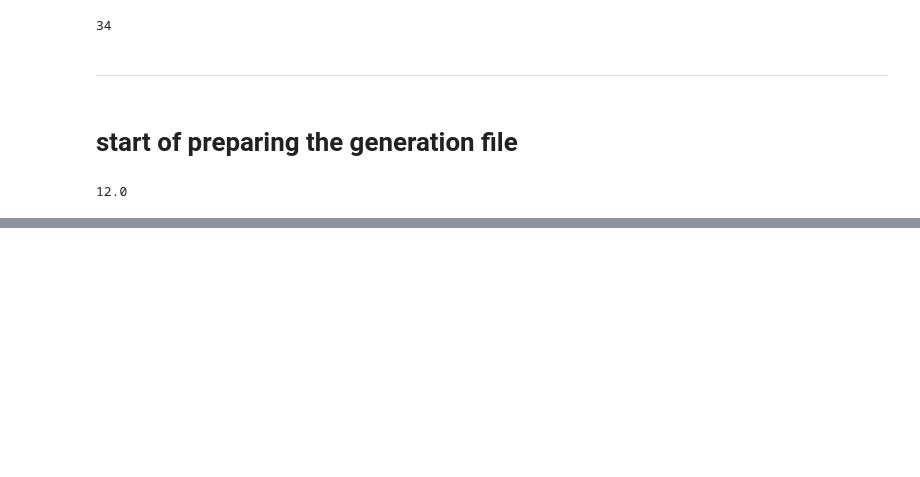
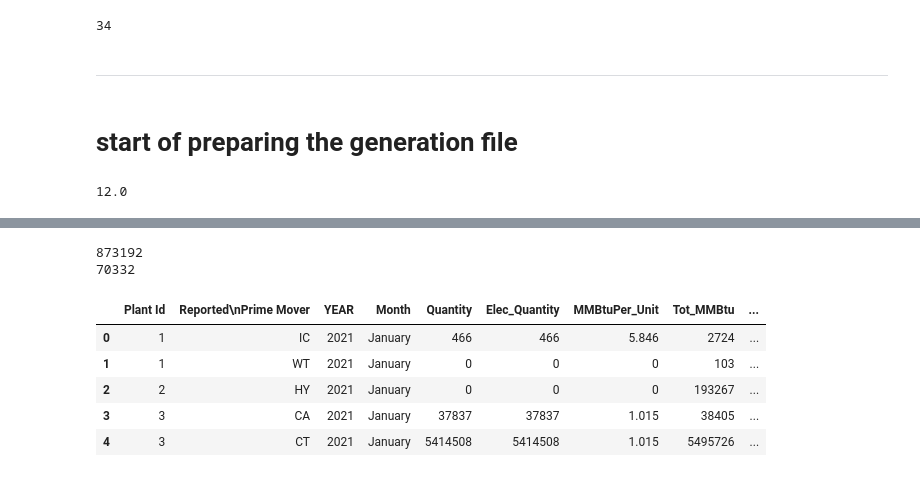
Before and after one commit to NicsLvl/DA1_Capstone_JADEN, a Jupyter notebook: merge_loc_energy.ipynb, the cells around one changed output, grey strips where cells are left out. Drawn from its saved outputs; the diff is of its cells as text; code cells hidden in the pictures; blank space fills up the shorter version.

```diff
--- a/merge_loc_energy.ipynb
+++ b/merge_loc_energy.ipynb
@@ -362,0 +416,30 @@ len(df_monthly)/len(df_energy_2021)
+# %%
+df_monthly_2021 = pd.read_csv('Use this dataset/monthly_data_2021.csv')
+df_monthly_2020 = pd.read_csv('Use this dataset/monthly_data_2020.csv')
+df_monthly_2019 = pd.read_csv('Use this dataset/monthly_data_2019.csv')
+df_monthly_2018 = pd.read_csv('Use this dataset/monthly_data_2018.csv')
+df_monthly_2017 = pd.read_csv('Use this dataset/monthly_data_2017.csv')
+df_monthly_2017['YEAR'] = 2017
+
+df_monthly_2017_2021 = pd.concat([df_monthly_2021, df_monthly_2020, df_monthly_2019, df_monthly_2018, df_monthly_2017], ignore_index=True)
+df_monthly_2017_2021.to_csv('Use this dataset/monthly_data_2017_2021.csv', index=False)
+# %%
+# concate month and year
+df_monthly_2017_2021['date'] = df_monthly_2017_2021['Month'] + ' ' + df_monthly_2017_2021['YEAR'].astype(str)
+# %%
+# filter out row with 'Reported\nPrime Mover' == 'ws' and 'wt'
+print(len(df_monthly_2017_2021))
+df_monthly_2017_2021_wt_ws = df_monthly_2017_2021[(df_monthly_2017_2021['Reported\nPrime Mover'] == 'WT') | (df_monthly_2017_2021['Reported\nPrime Mover'] == 'WS')]
+print(len(df_monthly_2017_2021_wt_ws))
+# %% [output]
+873192
+70332
+# %%
+df_monthly_2017_2021.head()
+# %% [output]
+|  | Plant Id | Reported\nPrime Mover | YEAR | Month | Quantity | Elec_Quantity | MMBtuPer_Unit | Tot_MMBtu | ... |
+| 0 | 1 | IC | 2021 | January | 466 | 466 | 5.846 | 2724 | ... |
+| 1 | 1 | WT | 2021 | January | 0 | 0 | 0 | 103 | ... |
+| 2 | 2 | HY | 2021 | January | 0 | 0 | 0 | 193267 | ... |
+| 3 | 3 | CA | 2021 | January | 37837 | 37837 | 1.015 | 38405 | ... |
+| 4 | 3 | CT | 2021 | January | 5414508 | 5414508 | 1.015 | 5495726 | ... |
```
Also changed, not shown: parts of 30 cells of this notebook, 1 other file.
